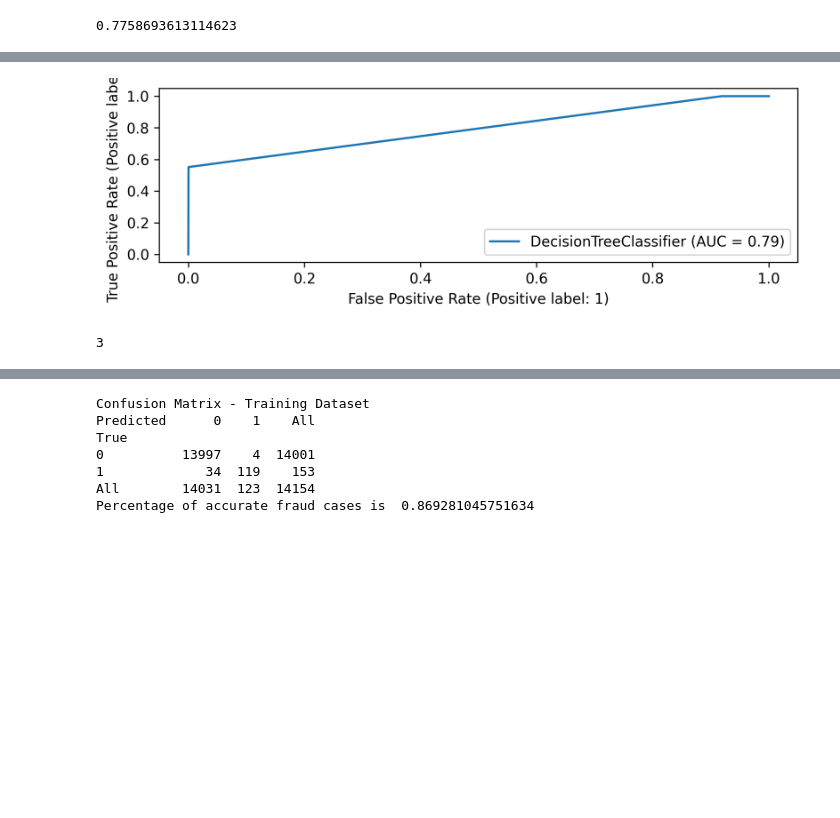
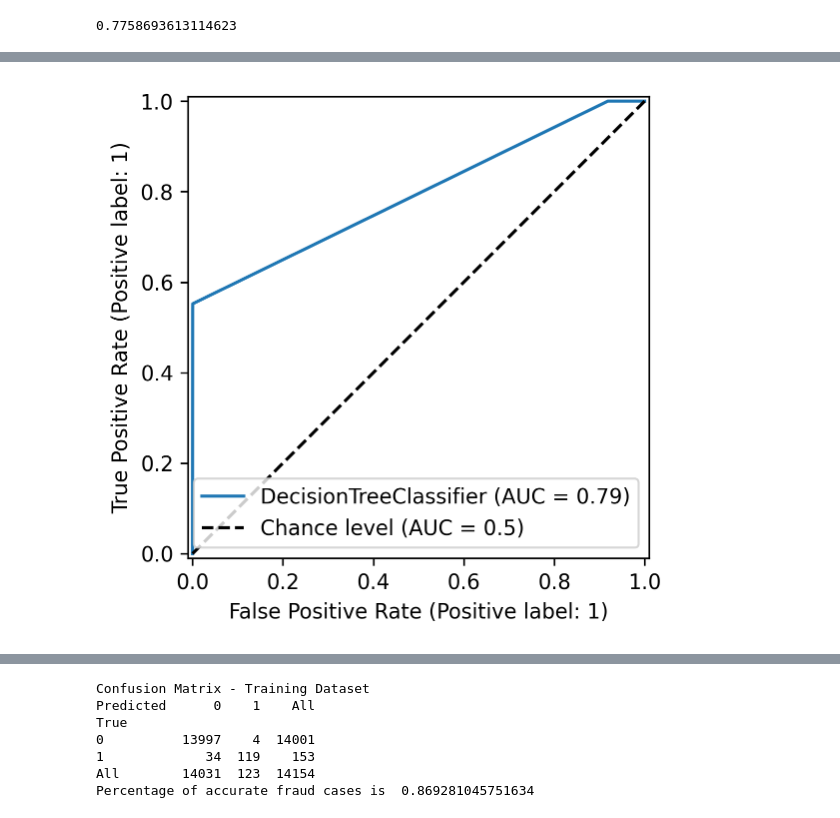
Before and after one commit to maptv/AnomalyDetection, a Jupyter notebook: anomaly-detection-part-1-2-code-checkpoint.ipynb, the cells around one changed output, grey strips where cells are left out. Drawn from its saved outputs; the diff is of its cells as text; code cells hidden in the pictures; blank space fills up the shorter version.

```diff
--- a/anomaly-detection-part-1-2-code-checkpoint.ipynb
+++ b/anomaly-detection-part-1-2-code-checkpoint.ipynb
@@ -478,7 +497,7 @@ plt.title("Energy consumption (MW) at each hour in 2018");
 # =================================================-
 #### Slide 29: Prepare a dataset for decision tree modeling  ####
 
-paysim = pd.read_csv(data_dir / "paysim_transactions.csv")
+paysim = pd.read_csv("data/paysim_transactions.csv")
 # %%
 paysim["type"].unique()
 # %% [output]
@@ -593,10 +619,6 @@ cmd = ConfusionMatrixDisplay.from_estimator(dtree, X_test, y_test)
 # %%
 from sklearn.metrics import RocCurveDisplay, recall_score, precision_score
-
-RocCurveDisplay.from_estimator(dtree, X_test, y_test);
+plt.rcParams['figure.figsize'] = [4, 4]
+RocCurveDisplay.from_estimator(dtree, X_test, y_test, plot_chance_level=True);
 # %% [output]
-[figure, old version]
+[figure, new version]
-# %%
-fp
-# %% [output]
-3
```
Also changed, not shown: parts of 32 cells of this notebook.
